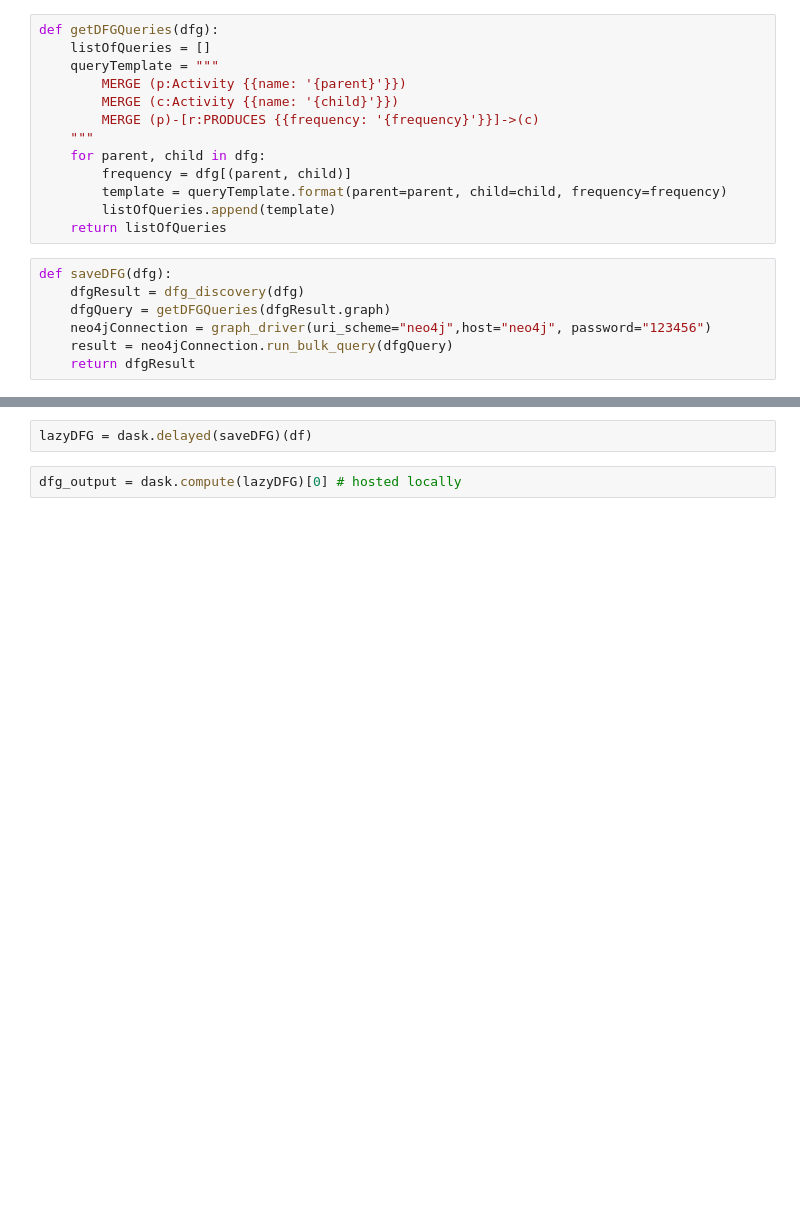
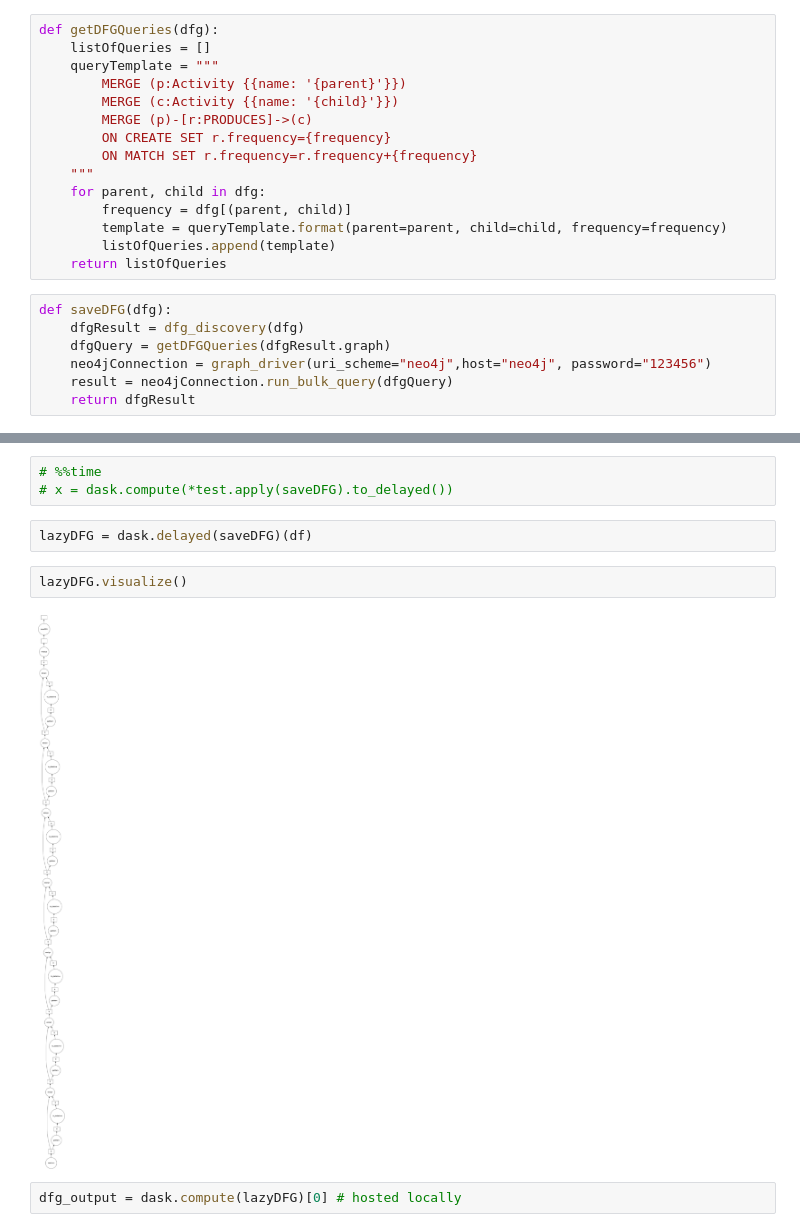
Before and after one commit to DataSystemsGroupUT/Process-Mining-Pipelines, a Jupyter notebook: notebooks/Dask implementation.ipynb, the cells around one changed output, grey strips where cells are left out. Cells and saved outputs as stored; diff of their text form; blank space fills up the shorter version.

```diff
--- a/notebooks/Dask implementation.ipynb
+++ b/notebooks/Dask implementation.ipynb
@@ -104,7 +106,9 @@ def getDFGQueries(dfg):
     queryTemplate = """
         MERGE (p:Activity {{name: '{parent}'}})
         MERGE (c:Activity {{name: '{child}'}})
-        MERGE (p)-[r:PRODUCES {{frequency: '{frequency}'}}]->(c)
+        MERGE (p)-[r:PRODUCES]->(c)
+        ON CREATE SET r.frequency={frequency}
+        ON MATCH SET r.frequency=r.frequency+{frequency}
     """
     for parent, child in dfg:
         frequency = dfg[(parent, child)]
@@ -121,5 +142,12 @@ def saveDFG(dfg):
+# %%
+# %%time
+# x = dask.compute(*test.apply(saveDFG).to_delayed())
 # %%
 lazyDFG = dask.delayed(saveDFG)(df)
+# %%
+lazyDFG.visualize()
+# %% [output]
+[figure, added]
 # %%
 dfg_output = dask.compute(lazyDFG)[0] # hosted locally
 # %%
```
Also changed, not shown: parts of 16 cells of this notebook, 2 other files.
